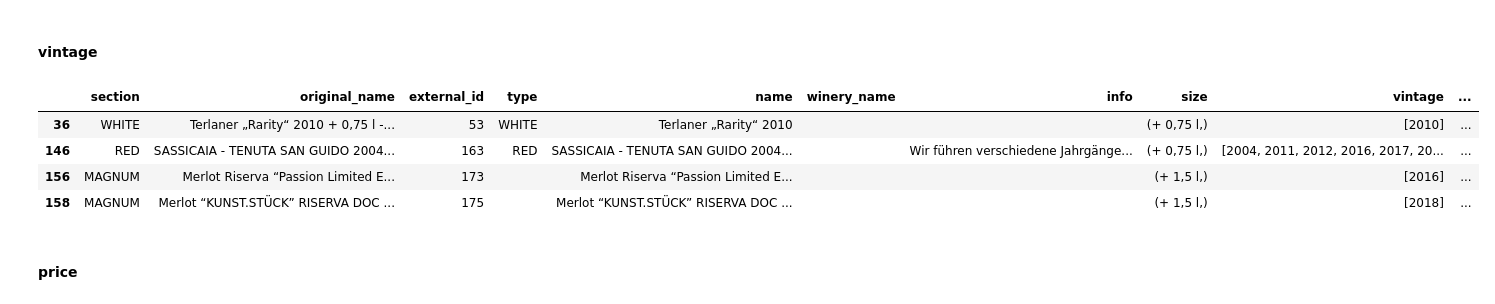
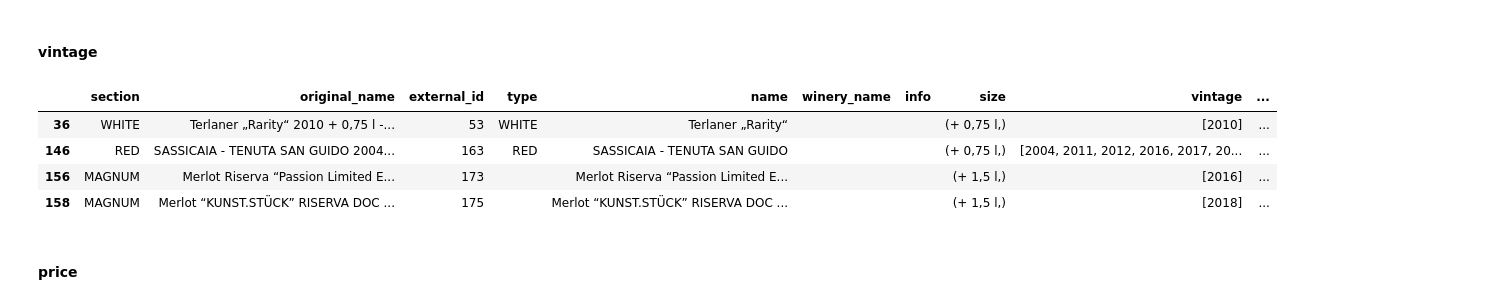
Before and after one commit to lelebus/wcms-onboarding, a Jupyter notebook: onboardings/hasenegg/v1-to-v2.ipynb, the cells around one changed output. Cells and saved outputs as stored; diff of their text form; code cells hidden in the pictures.

```diff
--- a/onboardings/hasenegg/v1-to-v2.ipynb
+++ b/onboardings/hasenegg/v1-to-v2.ipynb
@@ -239,7 +239,7 @@ def get_info(x):
     parentheses_info = re.findall(info_parentheses_regex, x)
     if len(parentheses_info) > 0:
         info = " ".join(parentheses_info)
-        return re.sub(r"\(|\)", "", info)
+        return re.sub(r"\(|\)", "", info).strip()
 
     # use second line if it doesn't contain price or size
     l = x.split("\n")
@@ -249,9 +249,13 @@ def get_info(x):
     has_size = re.match(size_regex, l[1])
     if has_price or has_size:
         return ""
-    return "\n".join(l[1:])
+    return "\n".join(l[1:]).strip()
 
 df2['info'] = df2['original_name'].apply(get_info)
+
+# remove info from name
+df2['name'] = df2['name'].apply(lambda x: re.sub(info_parentheses_regex, "", x).strip())
+
 df2.loc[df2['info'] != ""]
 # %% [output]
 |  | section | original_name | external_id | type | name | winery_name | info | size | vintage | ... |
@@ -284,6 +288,10 @@ def get_size(x):
 
 df2['size'] = df2['original_name'].apply(get_size)
 
+# remove size from name and info
+df2['name'] = df2['name'].apply(lambda x: re.sub(size_regex, "", x).strip())
+df2['info'] = df2['info'].apply(lambda x: re.sub(size_regex, "", x).strip())
+
 # handle MAGNUM sizes separately
 size_regex_magnum = r"\d ?[l|L]" # size is written with a different pattern in the MAGNUM section
 for i, row in df2.iterrows():
@@ -294,6 +302,10 @@ for i, row in df2.iterrows():
         size = ('+ 1,5 l',)
     df2.at[i, 'size'] = size
 
+    # remove size from name and info in magnum
+    df2.at[i, 'name'] = re.sub(size_regex_magnum, "", row['name']).strip()
+    df2.at[i, 'info'] = re.sub(size_regex_magnum, "", row['info']).strip()
+
 display(df2.loc[df2['size'].apply(len)==0])
 display(df2.head())
 df2.loc[df2['section']=='MAGNUM']
@@ -327,18 +339,23 @@ df2.loc[df2['section']=='MAGNUM']
 # %%
 vintage_regex = r"\d{4}"
 
 def get_vintage(x):
     v = re.findall(vintage_regex, x)
     if len(v) == 0:
         return 0
     return v
 
 df2['vintage'] = df2['original_name'].apply(get_vintage)
+
+# remove vintage from name and info
+df2['name'] = df2['name'].apply(lambda x: re.sub(vintage_regex, "", x).strip())
+df2['info'] = df2['info'].apply(lambda x: re.sub(vintage_regex, "", x).strip())
+
 df2.loc[df2['vintage'] != 0]
 # %% [output]
 |  | section | original_name | external_id | type | name | winery_name | info | size | vintage | ... |
-| 36 | WHITE | Terlaner „Rarity“ 2010 + 0,75 l -... | 53 | WHITE | Terlaner „Rarity“ 2010 |  |  | (+ 0,75 l,) | [2010] | ... |
-| 146 | RED | SASSICAIA - TENUTA SAN GUIDO 2004... | 163 | RED | SASSICAIA - TENUTA SAN GUIDO 2004... |  | Wir führen verschiedene Jahrgänge... | (+ 0,75 l,) | [2004, 2011, 2012, 2016, 2017, 20... | ... |
+| 36 | WHITE | Terlaner „Rarity“ 2010 + 0,75 l -... | 53 | WHITE | Terlaner „Rarity“ |  |  | (+ 0,75 l,) | [2010] | ... |
+| 146 | RED | SASSICAIA - TENUTA SAN GUIDO 2004... | 163 | RED | SASSICAIA - TENUTA SAN GUIDO |  |  | (+ 0,75 l,) | [2004, 2011, 2012, 2016, 2017, 20... | ... |
 | 156 | MAGNUM | Merlot Riserva “Passion Limited E... | 173 |  | Merlot Riserva “Passion Limited E... |  |  | (+ 1,5 l,) | [2016] | ... |
 | 158 | MAGNUM | Merlot “KUNST.STÜCK” RISERVA DOC ... | 175 |  | Merlot “KUNST.STÜCK” RISERVA DOC ... |  |  | (+ 1,5 l,) | [2018] | ... |
 # %% [markdown]
```
Also changed, not shown: parts of 5 cells of this notebook, 3 other files.
